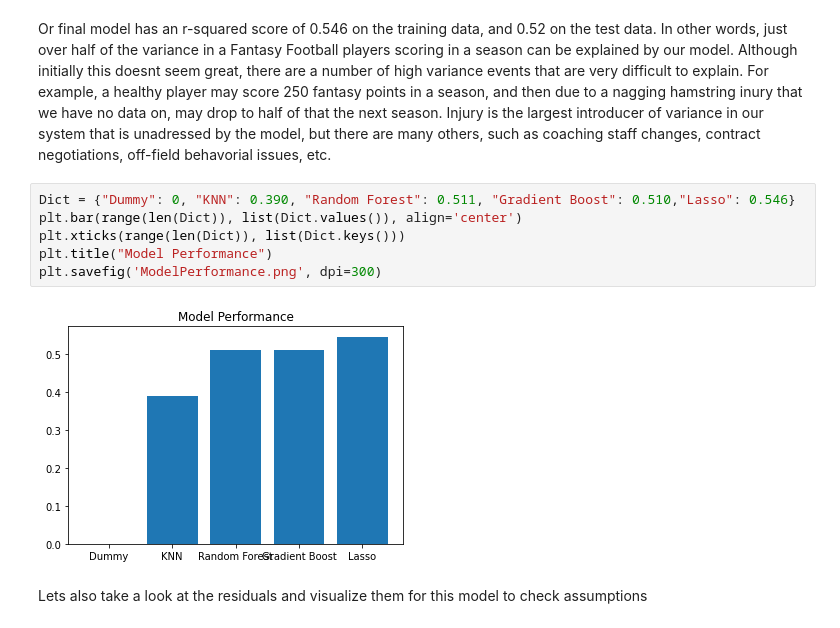
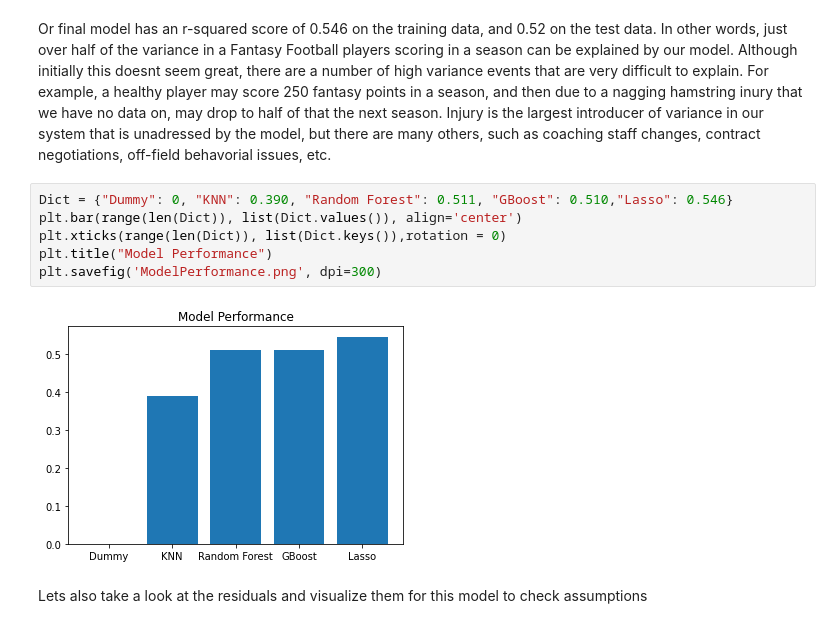
Before and after one commit to pburtonak/FantasyFootballDraftAI, a Jupyter notebook: FinalNotebook.ipynb, the cells around one changed output. Cells and saved outputs as stored; diff of their text form.

```diff
--- a/FinalNotebook.ipynb
+++ b/FinalNotebook.ipynb
@@ -1130,13 +1130,13 @@ lasso.score(X_test_scaled,y_test)
 # %% [markdown]
 Or final model has an r-squared score of 0.546 on the training data, and 0.52 on the test data. In other words, just over half of the variance in a Fantasy Football players scoring in a season can be explained by our model. Although initially this doesnt seem great, there are a number of high variance events that are very difficult to explain. For example, a healthy player may score 250 fantasy points in a season, and then due to a nagging hamstring inury that we have no data on, may drop to half of that the next season. Injury is the largest introducer of variance in our system that is unadressed by the model, but there are many others, such as coaching staff changes, contract negotiations, off-field behavorial issues, etc.
 # %%
-Dict = {"Dummy": 0, "KNN": 0.390, "Random Forest": 0.511, "Gradient Boost": 0.510,"Lasso": 0.546}
+Dict = {"Dummy": 0, "KNN": 0.390, "Random Forest": 0.511, "GBoost": 0.510,"Lasso": 0.546}
 plt.bar(range(len(Dict)), list(Dict.values()), align='center')
-plt.xticks(range(len(Dict)), list(Dict.keys()))
+plt.xticks(range(len(Dict)), list(Dict.keys()),rotation = 0)
 plt.title("Model Performance")
 plt.savefig('ModelPerformance.png', dpi=300)
 # %% [output]
-[figure, old version]
+[figure, new version]
 # %% [markdown]
 Lets also take a look at the residuals and visualize them for this model to check assumptions
 # %%
```
